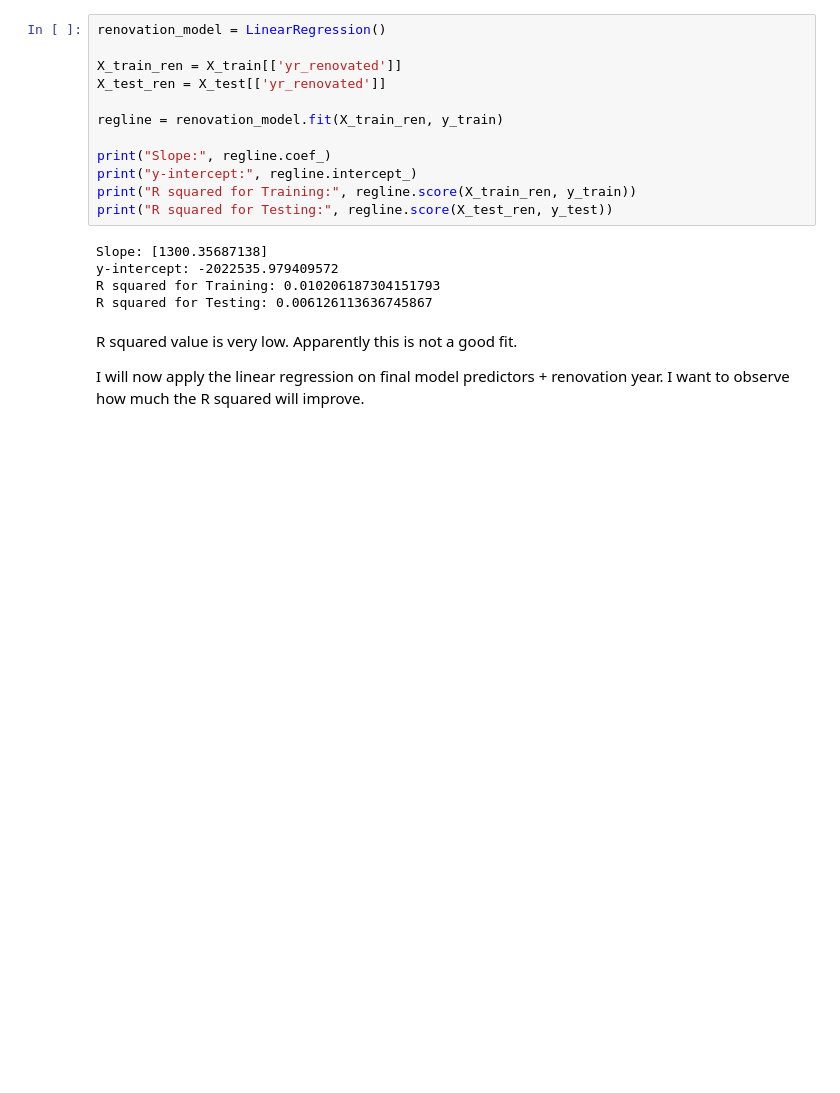
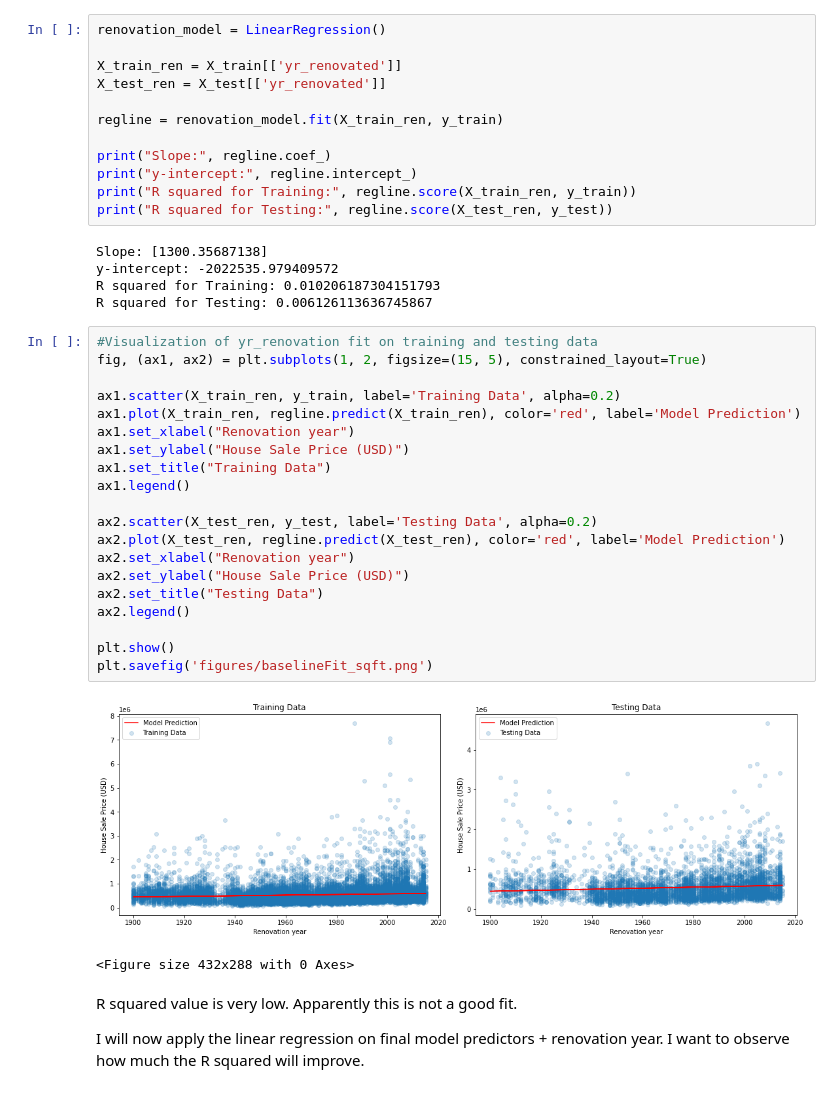
Before and after one commit to kamileyagci/dsc-phase-2-project, a Jupyter notebook: student.ipynb, the cells around one changed output. Drawn from its saved outputs; the diff is of its cells as text; blank space fills up the shorter version.

```diff
--- a/student.ipynb
+++ b/student.ipynb
@@ -737,6 +735,29 @@ Slope: [1300.35687138]
 y-intercept: -2022535.979409572
 R squared for Training: 0.010206187304151793
 R squared for Testing: 0.006126113636745867
+# %%
+#Visualization of yr_renovation fit on training and testing data
+fig, (ax1, ax2) = plt.subplots(1, 2, figsize=(15, 5), constrained_layout=True)
+
+ax1.scatter(X_train_ren, y_train, label='Training Data', alpha=0.2)
+ax1.plot(X_train_ren, regline.predict(X_train_ren), color='red', label='Model Prediction')
+ax1.set_xlabel("Renovation year")
+ax1.set_ylabel("House Sale Price (USD)")
+ax1.set_title("Training Data")
+ax1.legend()
+
+ax2.scatter(X_test_ren, y_test, label='Testing Data', alpha=0.2)
+ax2.plot(X_test_ren, regline.predict(X_test_ren), color='red', label='Model Prediction')
+ax2.set_xlabel("Renovation year")
+ax2.set_ylabel("House Sale Price (USD)")
+ax2.set_title("Testing Data")
+ax2.legend()
+
+plt.show()
+plt.savefig('figures/baselineFit_sqft.png')
+# %% [output]
+[figure, added]
+<Figure size 432x288 with 0 Axes>
 # %% [markdown]
 R squared value is very low. Apparently this is not a good fit.
 
```
Also changed, not shown: parts of 24 cells of this notebook, 14 other files.
